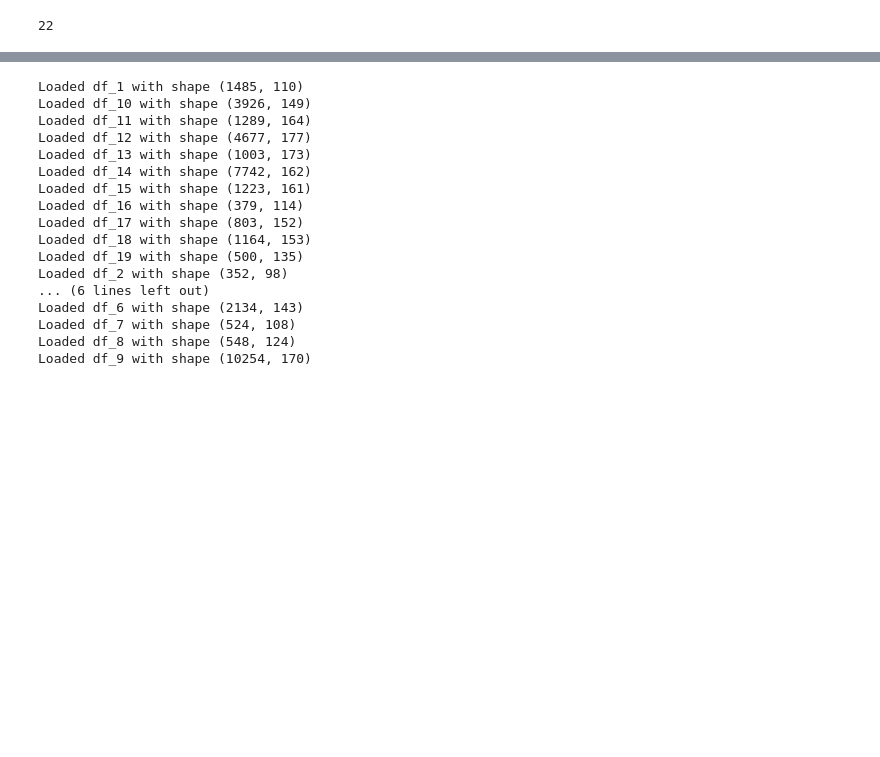
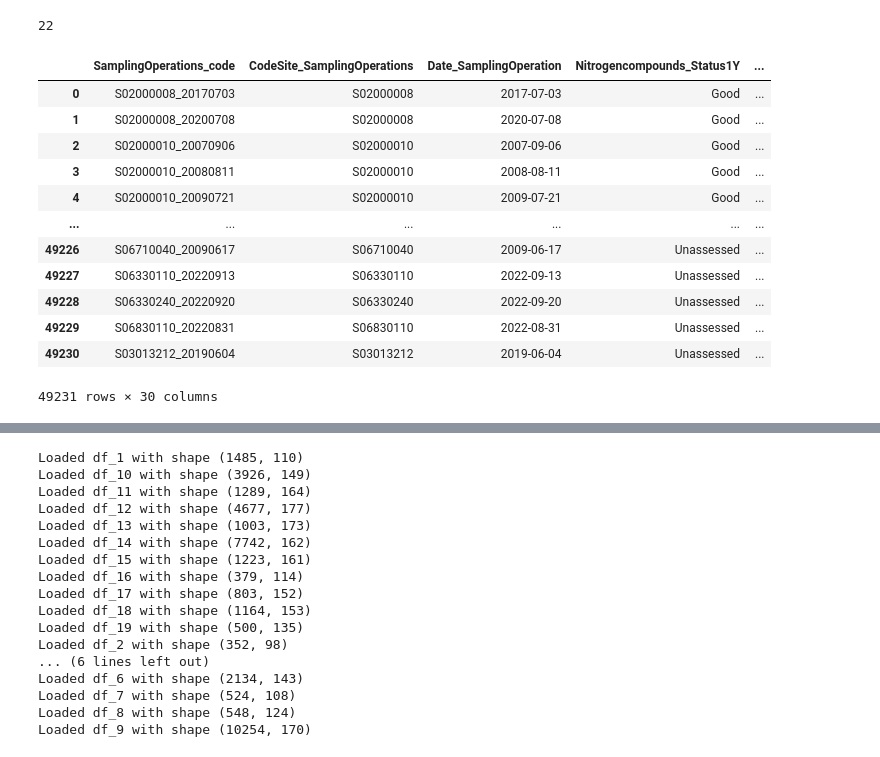
Before and after one commit to heritaco/Empilement-Tobit-CatBoost-et-interpolation-laplacienne-spatio-temporelle-pour-l-IBD-EQR, a Jupyter notebook: notebooks/06_cb_regression/uno a uno parte 2 .ipynb, the cells around one changed output, grey strips where cells are left out. Drawn from its saved outputs; the diff is of its cells as text; code cells hidden in the pictures; blank space fills up the shorter version.

```diff
--- a/notebooks/06_cb_regression/uno a uno parte 2 .ipynb
+++ b/notebooks/06_cb_regression/uno a uno parte 2 .ipynb
@@ -44,0 +48,16 @@ len(regiones)
+# %%
+presdure
+# %% [output]
+|  | SamplingOperations_code | CodeSite_SamplingOperations | Date_SamplingOperation | Nitrogencompounds_Status1Y | ... |
+| 0 | S02000008_20170703 | S02000008 | 2017-07-03 | Good | ... |
+| 1 | S02000008_20200708 | S02000008 | 2020-07-08 | Good | ... |
+| 2 | S02000010_20070906 | S02000010 | 2007-09-06 | Good | ... |
+| 3 | S02000010_20080811 | S02000010 | 2008-08-11 | Good | ... |
+| 4 | S02000010_20090721 | S02000010 | 2009-07-21 | Good | ... |
+| ... | ... | ... | ... | ... | ... |
+| 49226 | S06710040_20090617 | S06710040 | 2009-06-17 | Unassessed | ... |
+| 49227 | S06330110_20220913 | S06330110 | 2022-09-13 | Unassessed | ... |
+| 49228 | S06330240_20220920 | S06330240 | 2022-09-20 | Unassessed | ... |
+| 49229 | S06830110_20220831 | S06830110 | 2022-08-31 | Unassessed | ... |
+| 49230 | S03013212_20190604 | S03013212 | 2019-06-04 | Unassessed | ... |
+49231 rows × 30 columns
```
Also changed, not shown: parts of 9 cells of this notebook, 6 other files.
